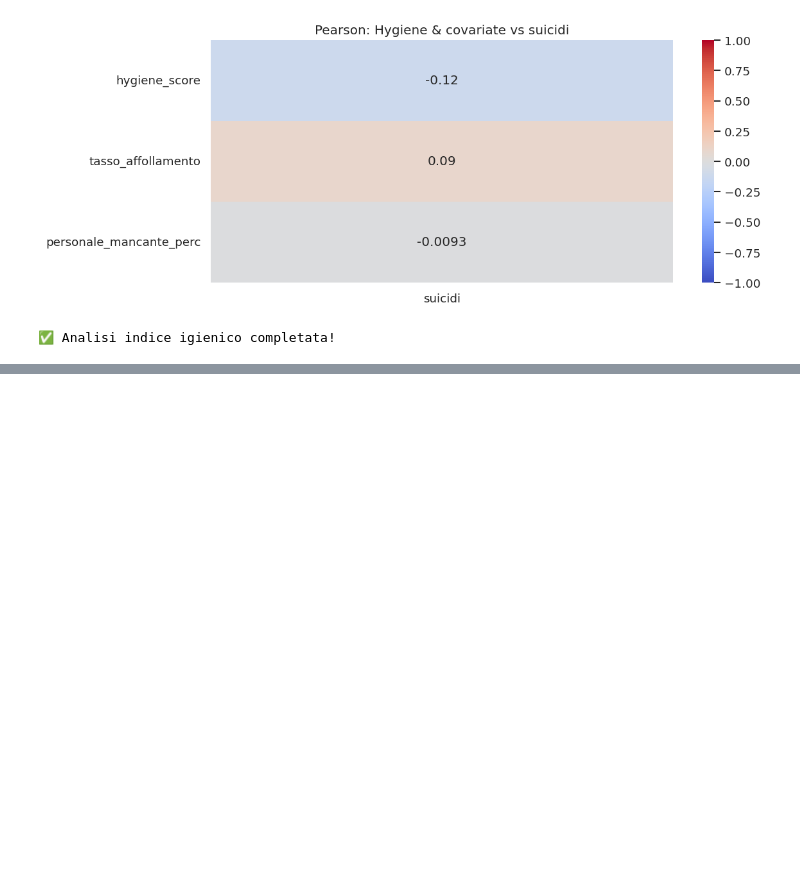
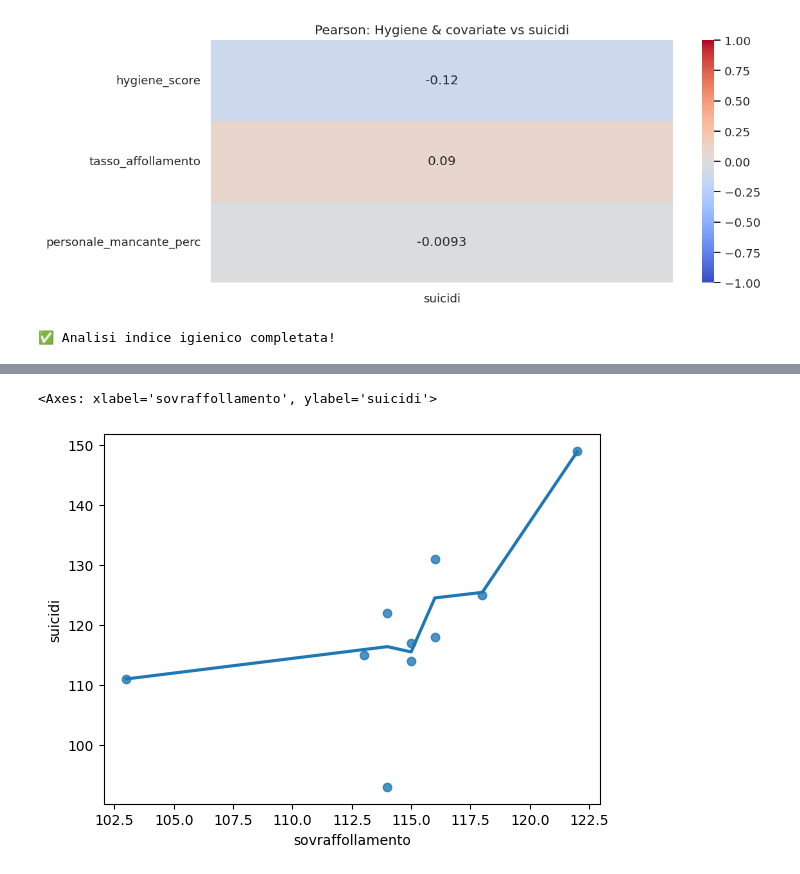
Before and after one commit to gregpetru/Human_data_science, a Jupyter notebook: Notebook/Notebook finale.ipynb, the cells around one changed output, grey strips where cells are left out. Saved outputs shown, nothing was run; the diff lists cells and outputs as text; code cells hidden in the pictures; blank space fills up the shorter version.

```diff
--- a/Notebook/Notebook finale.ipynb
+++ b/Notebook/Notebook finale.ipynb
@@ -1068,0 +841,31 @@ plt.show()
+# %%
+import pandas as pd
+from scipy.stats import pearsonr, spearmanr
+
+df_FR = pd.read_excel('dati_fr.xlsx')
+pearson_corr_FR, p_val_pearson_FR   = pearsonr(df_FR['sovraffollamento'], df_FR['suicidi'])
+spearman_corr_FR, p_val_spearman_FR = spearmanr(df_FR['sovraffollamento'], df_FR['suicidi'])
+from statsmodels.tsa.stattools import grangercausalitytests
+from statsmodels.tsa.stattools import adfuller
+
+result = adfuller(df_FR['suicidi'])
+print('ADF Statistic Suicidi:', result[0])
+print('p-value Suicidi:', result[1])
+result = adfuller(df_FR['sovraffollamento'])
+print('ADF Statistic Sovraffollamento:', result[0])
+print('p-value Sovraffollamento:', result[1])
+trend['Δsuicidi'] = df_FR['suicidi'].diff()
+trend['sovraffollamento']= df_FR['sovraffollamento']
+# 2. Elimina le righe con NaN o inf
+df_clean = trend[['Δsuicidi', 'sovraffollamento']].dropna()
+
+result = adfuller(df_clean['Δsuicidi'])
+print('ADF Statistic Δsuicidi:', result[0])
+print('p-value Δsuicidi:', result[1])
+
+grangercausalitytests(df_clean[['Δsuicidi', 'sovraffollamento']], maxlag=2)
+
+
+print("\n--- Coefficienti di correlazione ---")
+print(f"Pearson  r   : {pearson_corr_FR:.3f}  (p = {p_val_pearson_FR:.5f})")
+print(f"Spearman rho: {spearman_corr_FR:.3f}  (p = {p_val_spearman_FR:.5f})")
@@ -1068,0 +1002,5 @@ plt.show()
+# %%
+sns.regplot(data=df_FR, x='sovraffollamento', y='suicidi', lowess=True)
+# %% [output]
+<Axes: xlabel='sovraffollamento', ylabel='suicidi'>
+[figure, added]
```
Also changed, not shown: parts of 20 cells of this notebook, 2 other files.
